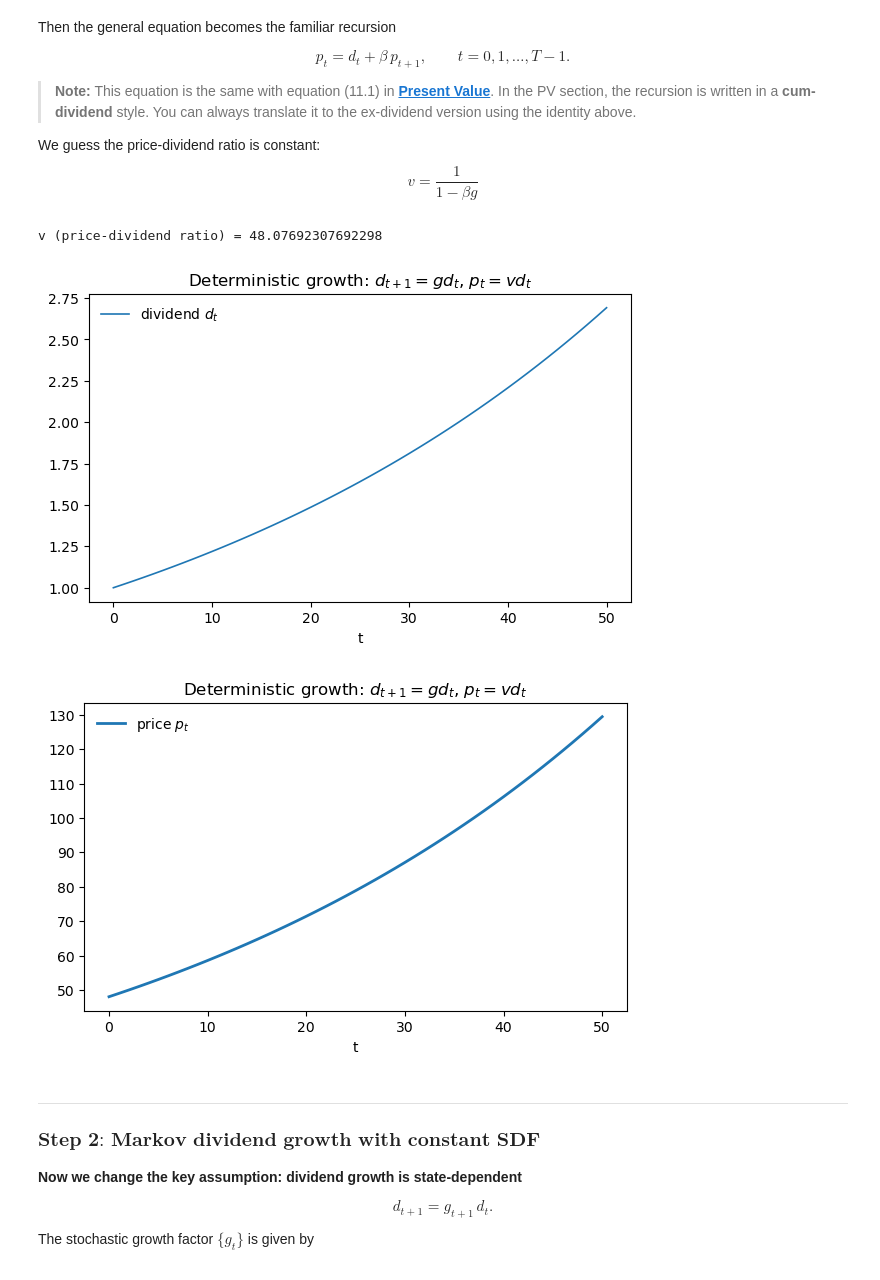
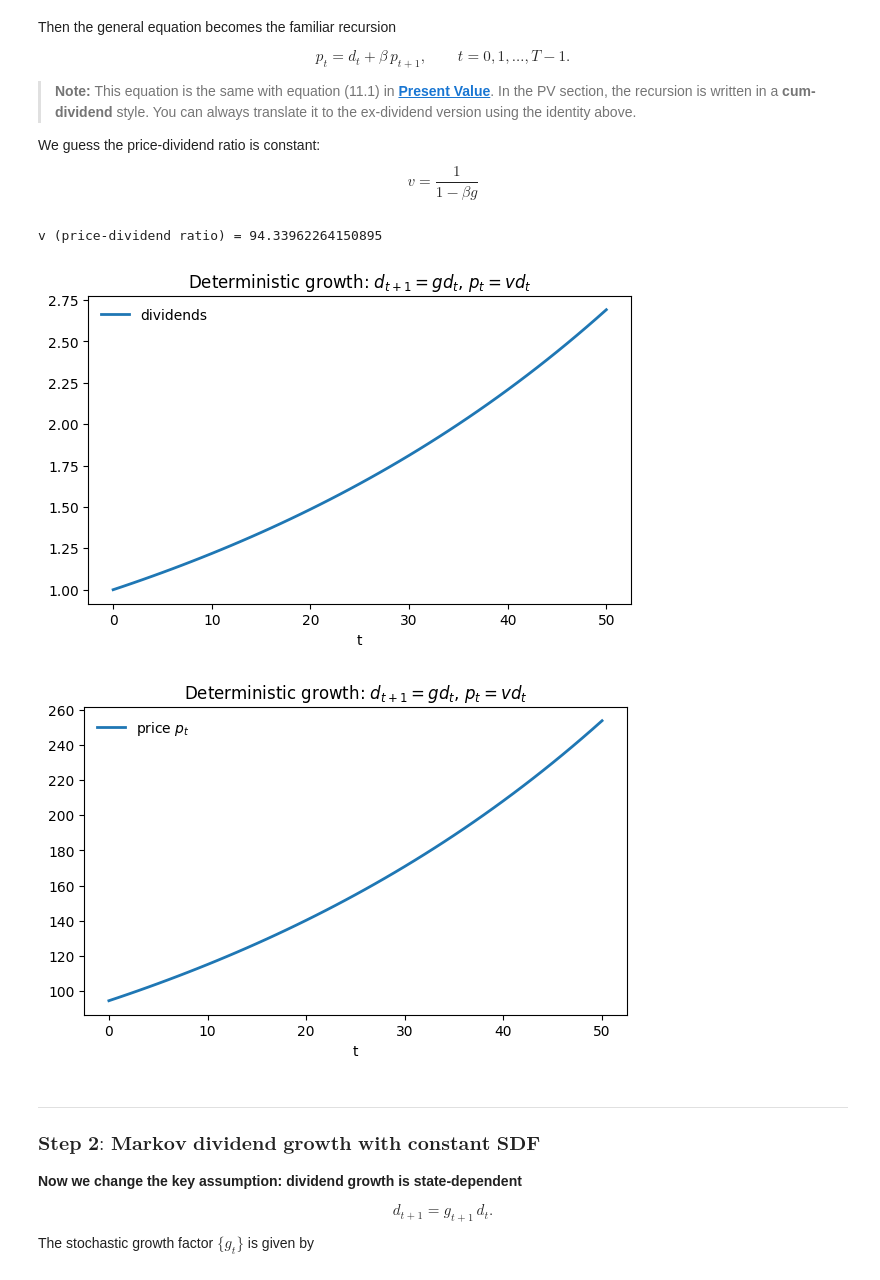
Before and after one commit to chua-yu-xuan-datascience/python-work, a Jupyter notebook: fe5213/FE5213_Lab1_2026.ipynb, the cells around one changed output. Cells and saved outputs as stored; diff of their text form; code cells hidden in the pictures.

```diff
--- a/fe5213/FE5213_Lab1_2026.ipynb
+++ b/fe5213/FE5213_Lab1_2026.ipynb
@@ -149,11 +151,16 @@ $$
 v = \frac{1}{1 - \beta g }
 $$
 # %%
+# from p_t = d_t + beta * p_t+1
+# divide d_t on both sides and use some chain method by getting d_t+1 in ratio 1,
+# to get v_t = 1 + beta * v_t+1 * g (note v_t = v_t+1 * g)
+# (1 - beta * g)(v) = 1
+
 # Let's start with a simple example: deterministic dividend growth (Gordon formula)
 # through this example, we will know some basic operations about numpy and matplotlib
 
 # 1. Define parameters
-beta = 0.96       # discount factor
+beta = 0.97       # discount factor
 g = 1.02          # gross growth rate
 d0 = 1.0          # initial dividend
 
@@ -162,41 +169,48 @@ v = 1/(1-beta*g)
 print("v (price-dividend ratio) =", v)
 
 # What if we increase beta or g?
+# future div becomes more valuable (def of discount factor = how much u value the future),
+# so pay high price to get this stock (cos we are so patient, wont give up so easily)
 # %% [output]
-v (price-dividend ratio) = 48.07692307692298
+v (price-dividend ratio) = 94.33962264150895
 # %%
 # 3. Build a deterministic dividend path and implied price path
 
 # set time horizon
 T = 50
 
 # pre-allocate an empty array to store dividends from 0 to T
-
+d = np.empty(T+1)
 
 # pre-allocate an empty array to store price from 0 to T
+p = np.empty(T+1)
 
 # set the initial dividend
 d[0] = d0
 
 # given a constant gross growth rate g and initial dividend, compute dividend from 1 to T
+for t in range(T): # 0,1,...,T
+    d[t+1] = d[t] * g
+
 
 # given P/D ratio, compute price from 0 to T
-
+p = v * d
 
 # 4. Plot dividends and prices
 
 # set figure size (7,4)
 plt.figure(figsize=(7,4))
 
 # plot dividend path
+plt.plot(d, lw = 2, label = "dividends")
 
 # add legend, title and xlabel
 plt.legend(frameon=False)
 plt.title("Deterministic growth: $d_{t+1}=g d_t$, $p_t=v d_t$")
 plt.xlabel("t")
 plt.show()
 # %% [output]
-[figure, old version]
+[figure, new version]
 # %%
 # similarly, plot price path
 plt.figure(figsize=(7,4))   # set figure size (7,4)
@@ -206,7 +220,7 @@ plt.title("Deterministic growth: $d_{t+1}=g d_t$, $p_t=v d_t$")
 plt.xlabel("t")
 plt.show()
 # %% [output]
-[figure, old version]
+[figure, new version]
 # %% [markdown]
 ---
 ### $\textbf{Step 2: Markov dividend growth with constant SDF}$
```
Also changed, not shown: parts of 5 cells of this notebook, 1 other file.
